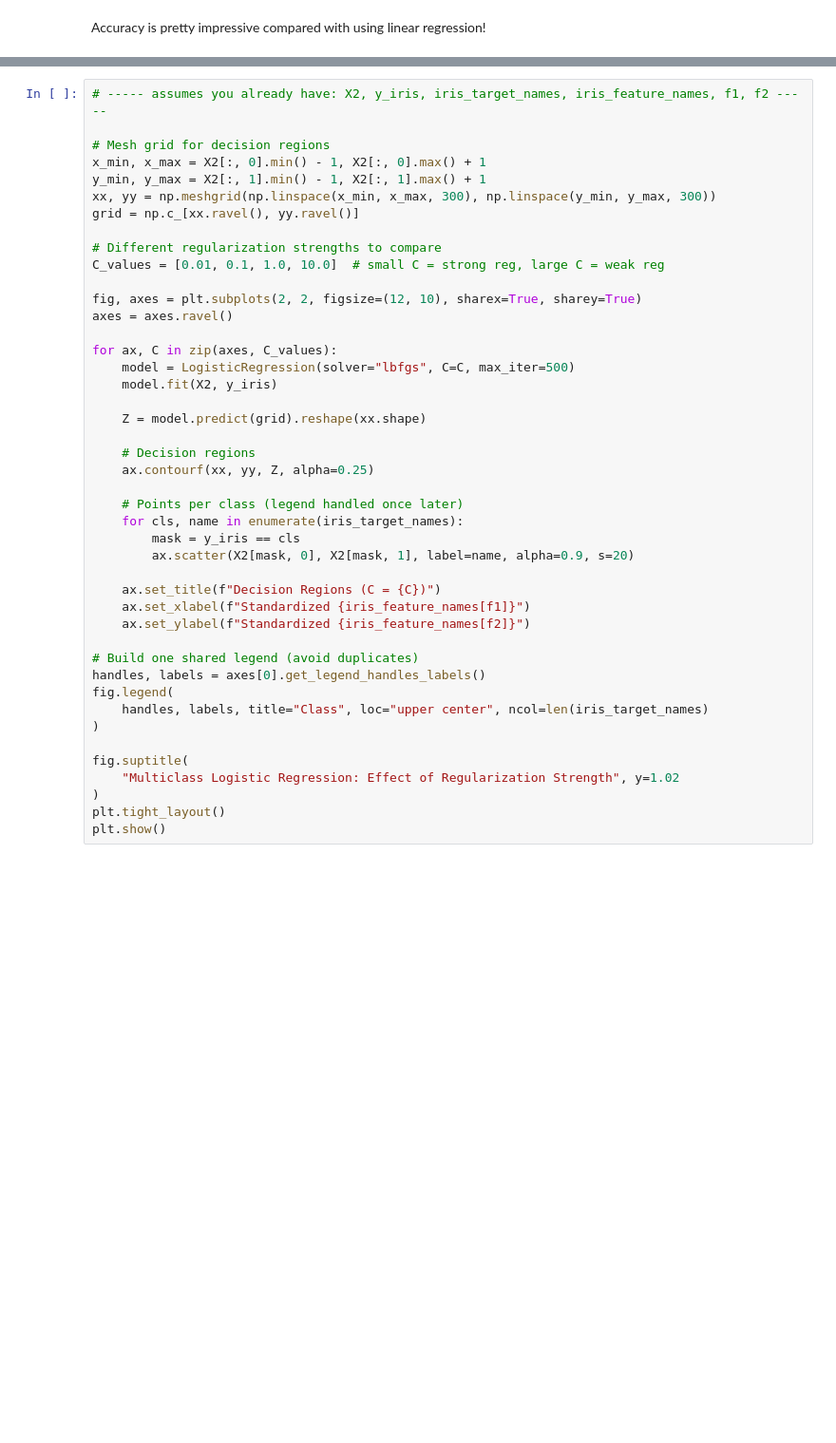
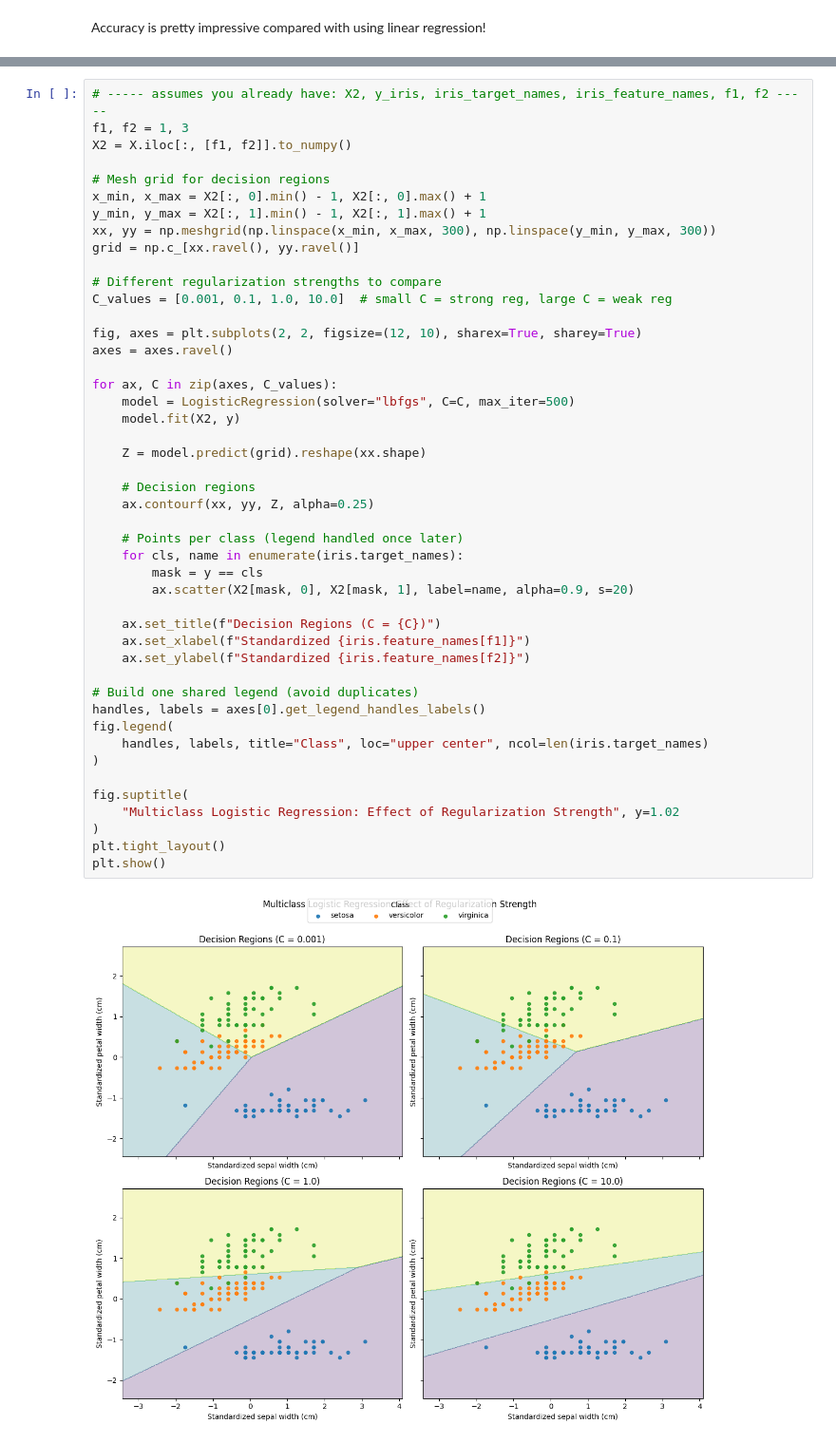
Before and after one commit to arishokri/ml_in_io, a Jupyter notebook: lectures/week6_2_logistic_regression.ipynb, the cells around one changed output, grey strips where cells are left out. Shown at 95% size. Cells and saved outputs as stored; diff of their text form; blank space fills up the shorter version.

```diff
--- a/lectures/week6_2_logistic_regression.ipynb
+++ b/lectures/week6_2_logistic_regression.ipynb
@@ -225,5 +251,7 @@ For class VERSICOLOR
 # %%
 # ----- assumes you already have: X2, y_iris, iris_target_names, iris_feature_names, f1, f2 -----
+f1, f2 = 1, 3
+X2 = X.iloc[:, [f1, f2]].to_numpy()
 
 # Mesh grid for decision regions
 x_min, x_max = X2[:, 0].min() - 1, X2[:, 0].max() + 1
@@ -232,37 +260,39 @@ xx, yy = np.meshgrid(np.linspace(x_min, x_max, 300), np.linspace(y_min, y_max, 3
 grid = np.c_[xx.ravel(), yy.ravel()]
 
 # Different regularization strengths to compare
-C_values = [0.01, 0.1, 1.0, 10.0]  # small C = strong reg, large C = weak reg
+C_values = [0.001, 0.1, 1.0, 10.0]  # small C = strong reg, large C = weak reg
 
 fig, axes = plt.subplots(2, 2, figsize=(12, 10), sharex=True, sharey=True)
 axes = axes.ravel()
 
 for ax, C in zip(axes, C_values):
     model = LogisticRegression(solver="lbfgs", C=C, max_iter=500)
-    model.fit(X2, y_iris)
+    model.fit(X2, y)
 
     Z = model.predict(grid).reshape(xx.shape)
 
     # Decision regions
     ax.contourf(xx, yy, Z, alpha=0.25)
 
     # Points per class (legend handled once later)
-    for cls, name in enumerate(iris_target_names):
-        mask = y_iris == cls
+    for cls, name in enumerate(iris.target_names):
+        mask = y == cls
         ax.scatter(X2[mask, 0], X2[mask, 1], label=name, alpha=0.9, s=20)
 
     ax.set_title(f"Decision Regions (C = {C})")
-    ax.set_xlabel(f"Standardized {iris_feature_names[f1]}")
-    ax.set_ylabel(f"Standardized {iris_feature_names[f2]}")
+    ax.set_xlabel(f"Standardized {iris.feature_names[f1]}")
+    ax.set_ylabel(f"Standardized {iris.feature_names[f2]}")
 
 # Build one shared legend (avoid duplicates)
 handles, labels = axes[0].get_legend_handles_labels()
 fig.legend(
-    handles, labels, title="Class", loc="upper center", ncol=len(iris_target_names)
+    handles, labels, title="Class", loc="upper center", ncol=len(iris.target_names)
 )
 
 fig.suptitle(
     "Multiclass Logistic Regression: Effect of Regularization Strength", y=1.02
 )
 plt.tight_layout()
 plt.show()
+# %% [output]
+[figure, added]
```
Also changed, not shown: parts of 14 cells of this notebook, 1 other file.
